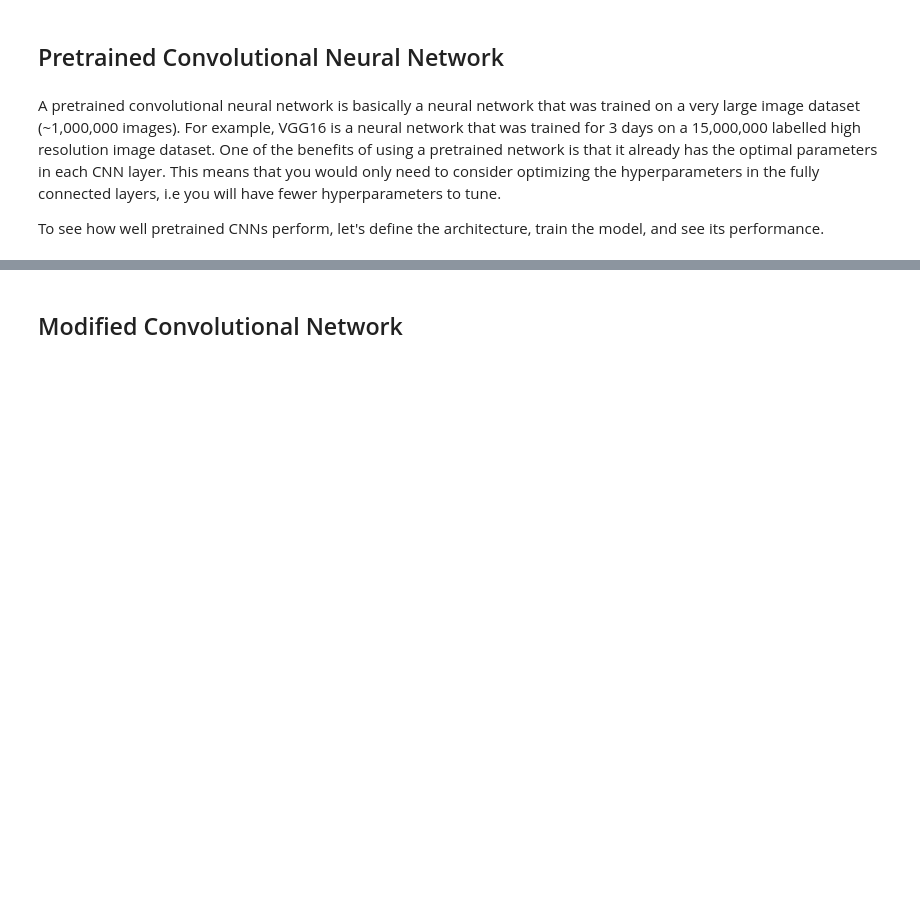
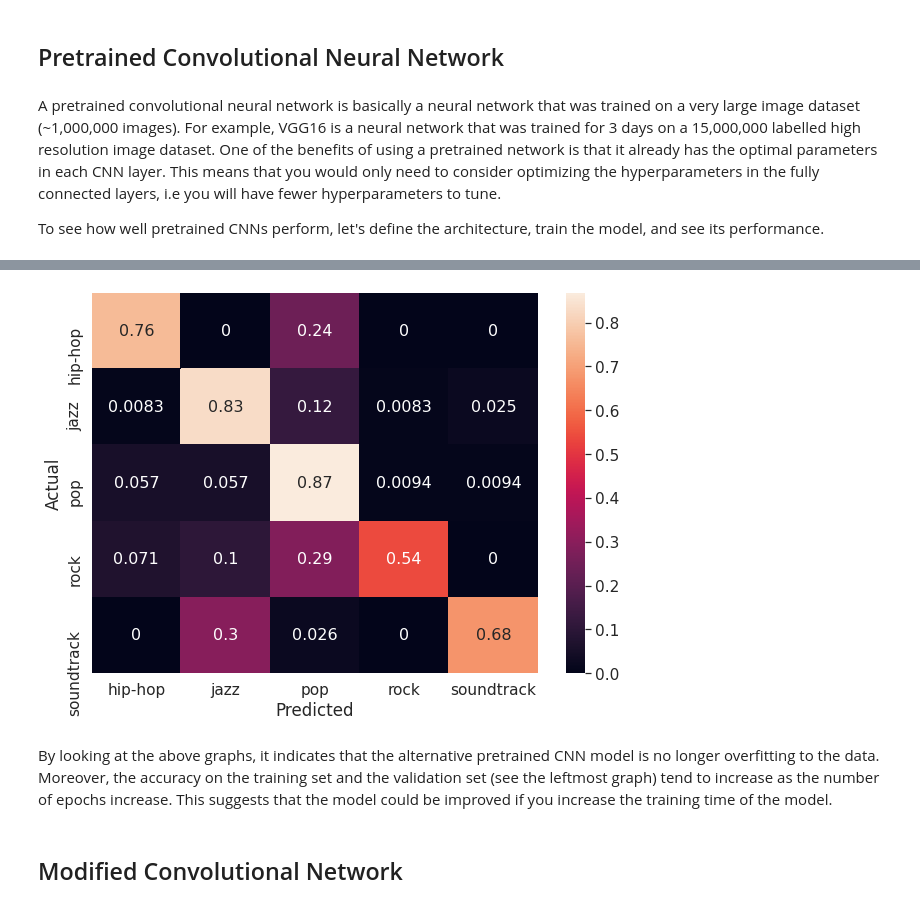
Before and after one commit to xnell90/Music-Genre-Classifier, a Jupyter notebook: model/model_development.ipynb, the cells around one changed output, grey strips where cells are left out. Drawn from its saved outputs; the diff is of its cells as text; code cells hidden in the pictures; blank space fills up the shorter version.

```diff
--- a/model/model_development.ipynb
+++ b/model/model_development.ipynb
@@ -335,0 +414,3 @@ pretrained_cnn_model.save('pretrained_cnn_model.hdf5')
+# %%
+pretrained_cnn_model_v2.evaluate(X_test, y_test)
+y_predict = pretrained_cnn_model_v2.predict(X_test)
@@ -335,0 +423,4 @@ pretrained_cnn_model.save('pretrained_cnn_model.hdf5')
+# %%
+confusion_plot(y_test, y_predict)
+# %% [output]
+[figure, added]
@@ -336,3 +429,5 @@ pretrained_cnn_model.save('pretrained_cnn_model.hdf5')
+# %% [markdown]
+By looking at the above graphs, it indicates that the alternative pretrained CNN model is no longer overfitting to the data. Moreover, the accuracy on the training set and the validation set (see the leftmost graph) tend to increase as the number of epochs increase. This suggests that the model could be improved if you increase the training time of the model.
 # %% [markdown]
 ## Modified Convolutional Network
 # %%
```
Also changed, not shown: parts of 25 cells of this notebook, 3 other files.
